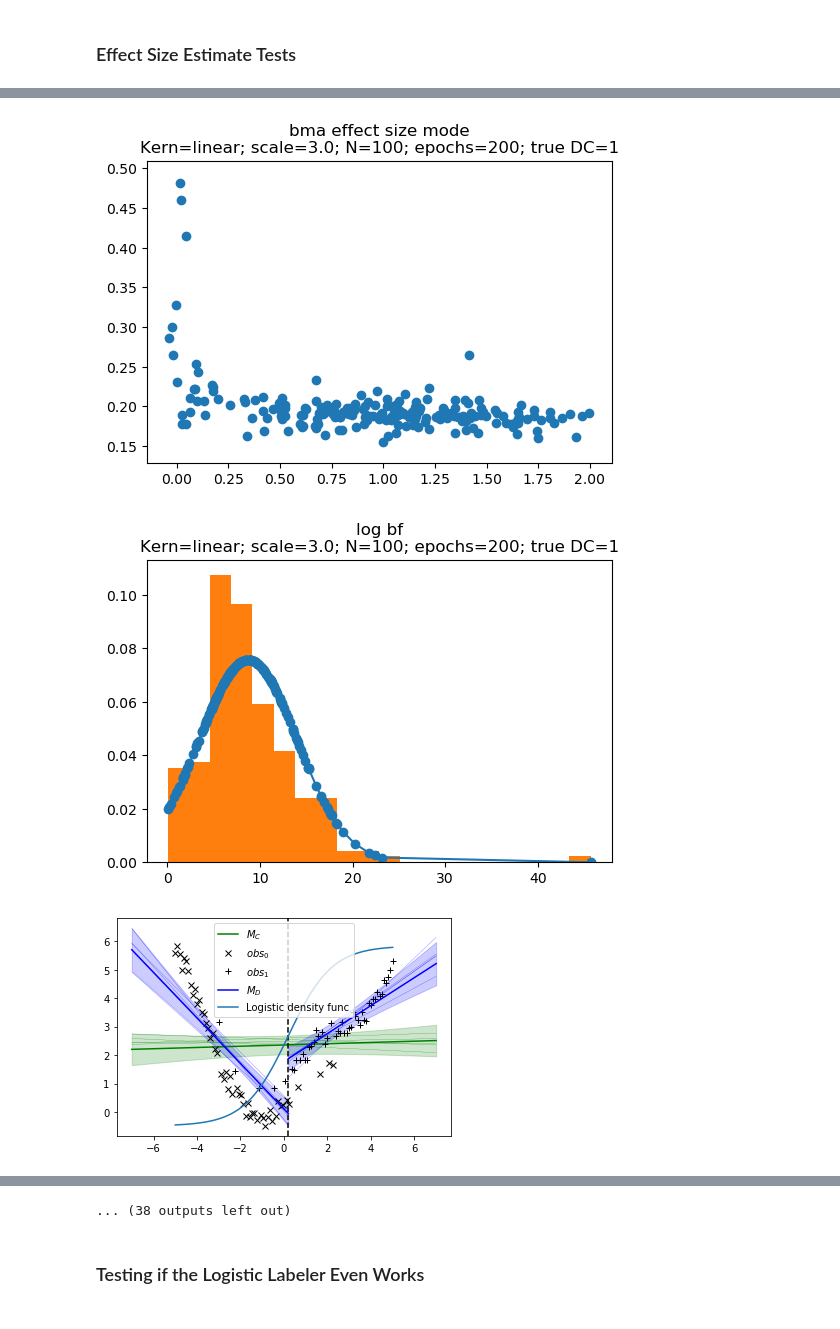
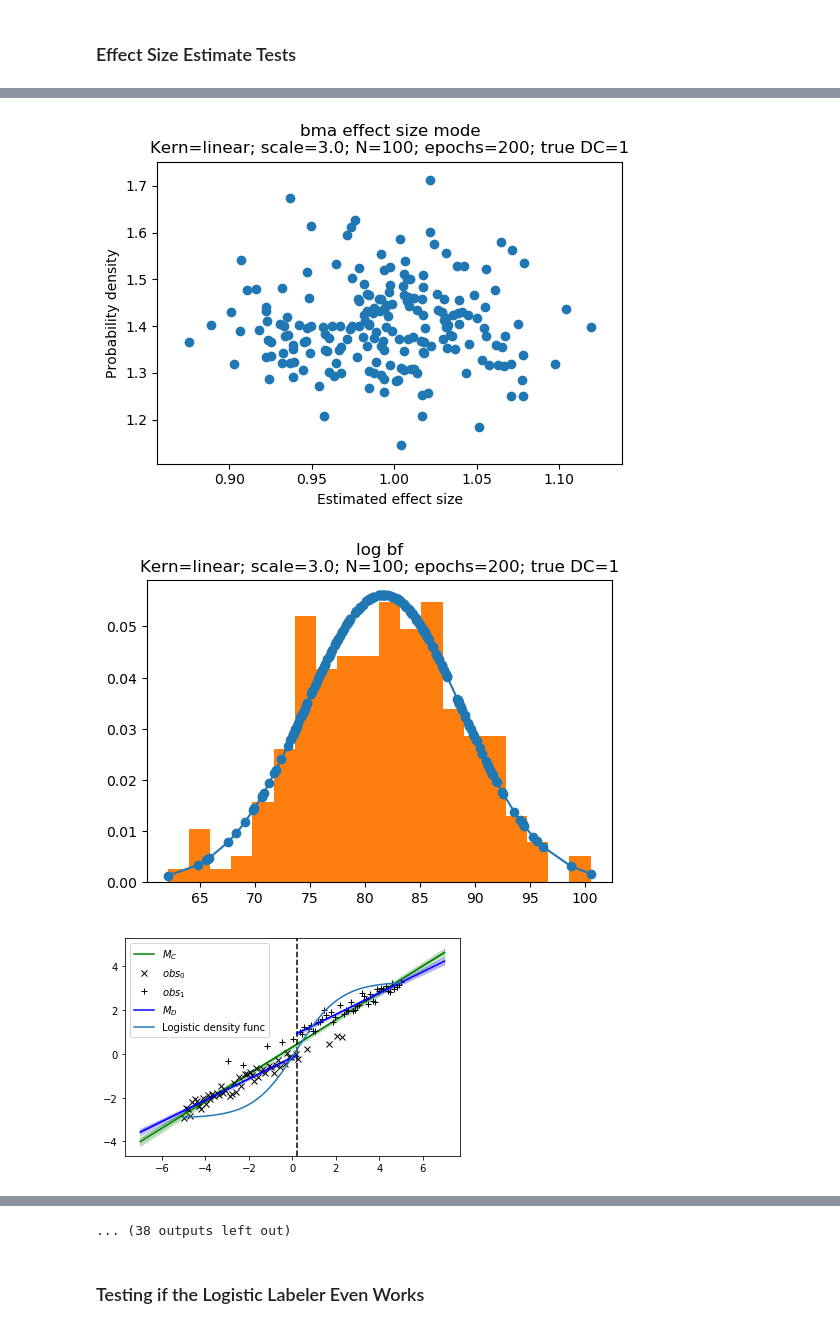
Before and after one commit to MelleStarke/BNQD, a Jupyter notebook: notebooks/fuzzy_design_tests.ipynb, the cells around one changed output, grey strips where cells are left out. Saved outputs shown, nothing was run; the diff lists cells and outputs as text; code cells hidden in the pictures.

```diff
--- a/notebooks/fuzzy_design_tests.ipynb
+++ b/notebooks/fuzzy_design_tests.ipynb
@@ -128,8 +128,8 @@ ip = 0.2
 n_data = 100
 x_distr_method = ['evenly', 'random'][0]
 
-#f = -0.2 + 0.5 * x  # Linear
-f = 0.8 * np.sin(x) + 0.2 * x ** 2 + 0.2 * np.cos(x / 4)  # Sine + Cosine
+f = -0.2 + 0.5 * x  # Linear
+#f = 0.8 * np.sin(x) + 0.2 * x ** 2 + 0.2 * np.cos(x / 4)  # Sine + Cosine
 
 scales = [100., 3., 1., .5, .1, .01]
 kernels = [
@@ -213,6 +213,8 @@ for kernel, scale in product(kernels, scales):
             plt.figure(dpi=100)
             plt.title(f"{k}\nKern={kern_name}; scale={scale}; N={n_data}; epochs={epochs}; true DC={dc}")
             plt.scatter(x_vals, y_vals)
+            plt.xlabel("Estimated effect size")
+            plt.ylabel("Probability density")
             plt.show()
 
             es_mode_means.update({
@@ -279,3 +281,3 @@ Kernel: linear  |   scale: 100.0
-[figure, old version]
+[figure, new version]
-[figure, old version]
+[figure, new version]
-[figure, old version]
+[figure, new version]
```
Also changed, not shown: parts of 2 cells of this notebook, 6 other files.
